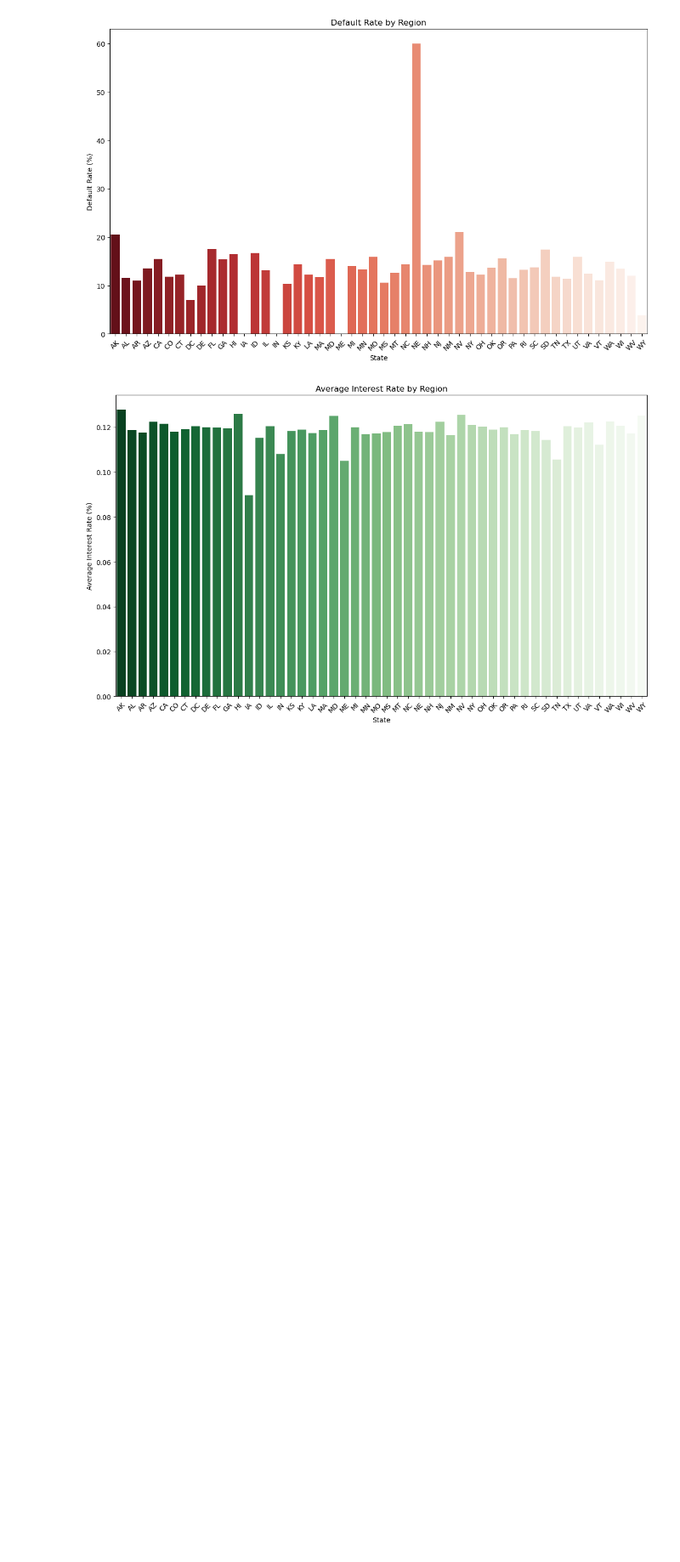
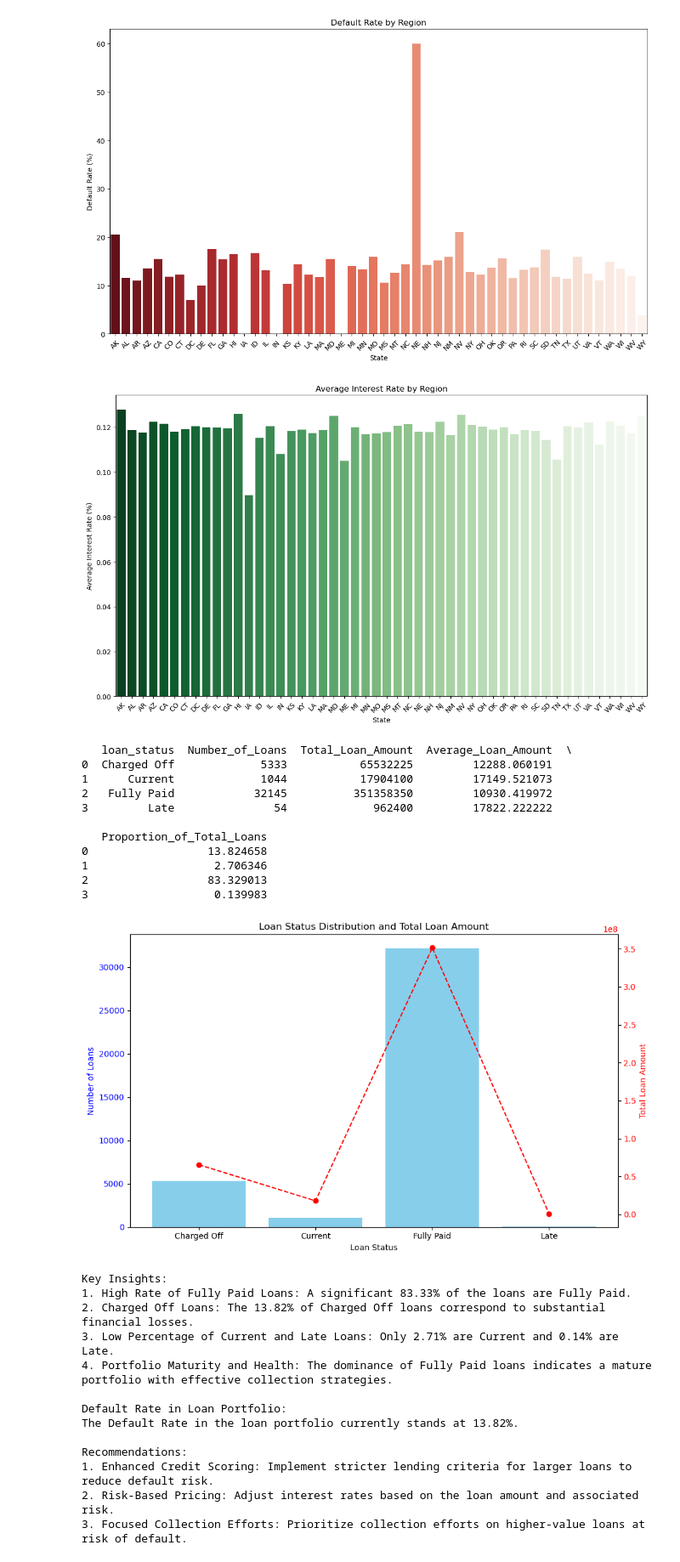
Before and after one commit to noe2019/Smart-Lending, a Jupyter notebook: Notebooks/EDA.ipynb, the cells around one changed output. Shown at 85% size. Cells and saved outputs as stored; diff of their text form; code cells hidden in the pictures; blank space fills up the shorter version.

Commit message:
added a plot

```diff
--- a/Notebooks/EDA.ipynb
+++ b/Notebooks/EDA.ipynb
@@ -638,3 +638,83 @@ Regional performance metrics:
 [figure]
 [figure]
 [figure]
+# %%
+import pandas as pd
+import matplotlib.pyplot as plt
+
+# Group by loan status and calculate the required metrics
+status_group = df.groupby('loan_status').agg(
+    Number_of_Loans=('loan_status', 'size'),
+    Total_Loan_Amount=('loan_amount', 'sum'),
+    Average_Loan_Amount=('loan_amount', 'mean')
+).reset_index()
+
+# Calculate the proportion of total loans
+total_loans = status_group['Number_of_Loans'].sum()
+status_group['Proportion_of_Total_Loans'] = (status_group['Number_of_Loans'] / total_loans) * 100
+
+# Display the distribution table
+print(status_group)
+
+# Plot the distribution of loans by status
+fig, ax1 = plt.subplots(figsize=(10, 6))
+
+# Bar chart for the number of loans by status
+ax1.bar(status_group['loan_status'], status_group['Number_of_Loans'], color='skyblue')
+ax1.set_xlabel('Loan Status')
+ax1.set_ylabel('Number of Loans', color='blue')
+ax1.tick_params(axis='y', labelcolor='blue')
+
+# Secondary axis for the total loan amount by status
+ax2 = ax1.twinx()
+ax2.plot(status_group['loan_status'], status_group['Total_Loan_Amount'], color='red', marker='o', linestyle='--')
+ax2.set_ylabel('Total Loan Amount', color='red')
+ax2.tick_params(axis='y', labelcolor='red')
+
+# Title and layout adjustments
+plt.title('Loan Status Distribution and Total Loan Amount')
+fig.tight_layout()
+plt.show()
+
+# Key insights based on the analysis
+total_default_rate = (status_group.loc[status_group['loan_status'] == 'Charged Off', 'Number_of_Loans'].values[0] / total_loans) * 100
+
+print(f"Key Insights:")
+print(f"1. High Rate of Fully Paid Loans: A significant {status_group.loc[status_group['loan_status'] == 'Fully Paid', 'Proportion_of_Total_Loans'].values[0]:.2f}% of the loans are Fully Paid.")
+print(f"2. Charged Off Loans: The {status_group.loc[status_group['loan_status'] == 'Charged Off', 'Proportion_of_Total_Loans'].values[0]:.2f}% of Charged Off loans correspond to substantial financial losses.")
+print(f"3. Low Percentage of Current and Late Loans: Only {status_group.loc[status_group['loan_status'] == 'Current', 'Proportion_of_Total_Loans'].values[0]:.2f}% are Current and {status_group.loc[status_group['loan_status'] == 'Late', 'Proportion_of_Total_Loans'].values[0]:.2f}% are Late.")
+print(f"4. Portfolio Maturity and Health: The dominance of Fully Paid loans indicates a mature portfolio with effective collection strategies.")
+print(f"\nDefault Rate in Loan Portfolio:")
+print(f"The Default Rate in the loan portfolio currently stands at {total_default_rate:.2f}%.")
+
+# Recommendations based on analysis
+print(f"\nRecommendations:")
+print(f"1. Enhanced Credit Scoring: Implement stricter lending criteria for larger loans to reduce default risk.")
+print(f"2. Risk-Based Pricing: Adjust interest rates based on the loan amount and associated risk.")
+print(f"3. Focused Collection Efforts: Prioritize collection efforts on higher-value loans at risk of default.")
+# %% [output]
+   loan_status  Number_of_Loans  Total_Loan_Amount  Average_Loan_Amount  \
+0  Charged Off             5333           65532225         12288.060191
+1      Current             1044           17904100         17149.521073
+2   Fully Paid            32145          351358350         10930.419972
+3         Late               54             962400         17822.222222
+
+   Proportion_of_Total_Loans
+0                  13.824658
+1                   2.706346
+2                  83.329013
+3                   0.139983
+[figure, added]
+Key Insights:
+1. High Rate of Fully Paid Loans: A significant 83.33% of the loans are Fully Paid.
+2. Charged Off Loans: The 13.82% of Charged Off loans correspond to substantial financial losses.
+3. Low Percentage of Current and Late Loans: Only 2.71% are Current and 0.14% are Late.
+4. Portfolio Maturity and Health: The dominance of Fully Paid loans indicates a mature portfolio with effective collection strategies.
+
+Default Rate in Loan Portfolio:
+The Default Rate in the loan portfolio currently stands at 13.82%.
+
+Recommendations:
+1. Enhanced Credit Scoring: Implement stricter lending criteria for larger loans to reduce default risk.
+2. Risk-Based Pricing: Adjust interest rates based on the loan amount and associated risk.
+3. Focused Collection Efforts: Prioritize collection efforts on higher-value loans at risk of default.
```
Also changed, not shown: 1 other file.
